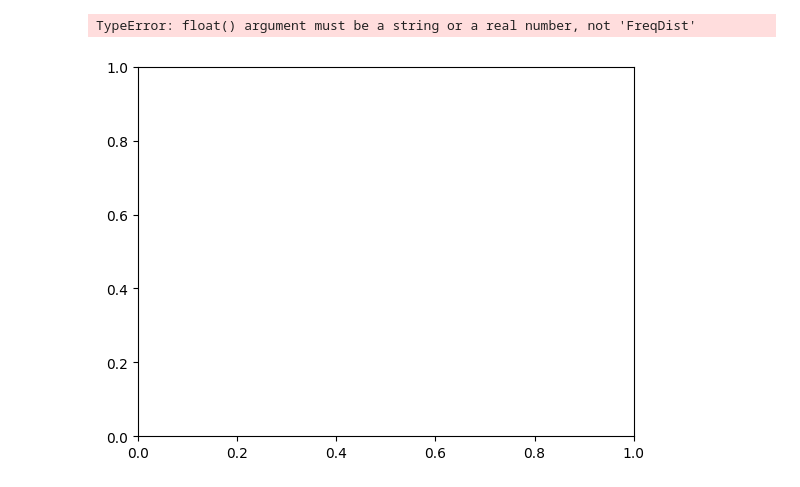
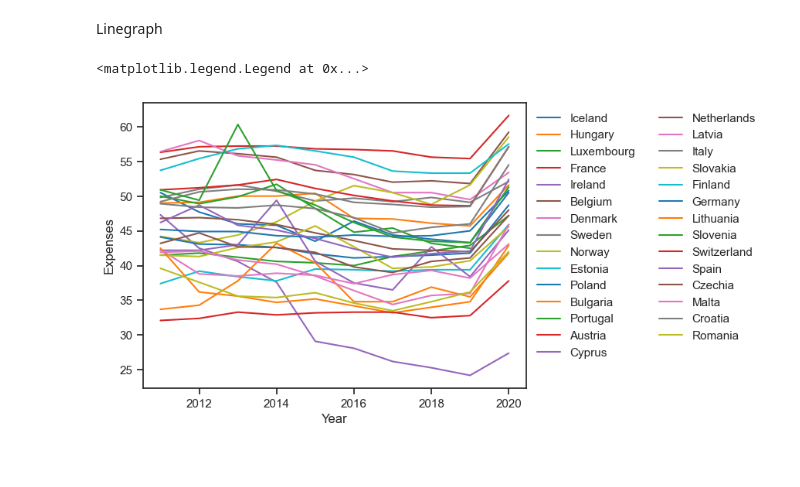
Before and after one commit to himayla/FDS_assign1, a Jupyter notebook: visualisation.ipynb, the cells around one changed output. Saved outputs shown, nothing was run; the diff lists cells and outputs as text; code cells hidden in the pictures; blank space fills up the shorter version.

Commit message:
progress on visualisation

```diff
--- a/visualisation.ipynb
+++ b/visualisation.ipynb
@@ -2,0 +55,8 @@ In this notebook the prepared data will be visualised.
+# %%
+# Load file to convert alpha-2 to alpha-3
+countries = pd.read_csv("https://raw.githubusercontent.com/lukes/ISO-3166-Countries-with-Regional-Codes/master/all/all.csv")
+countries = countries[['name', 'alpha-2', 'alpha-3']]
+countries.rename(columns={'alpha-3': "ISO-alpha3 Code"}, inplace=True)
+
+cofog = cofog.merge(countries, left_on='ISO-alpha2 Code', right_on='alpha-2',).drop('alpha-2', axis=1)
+cofog.head()
@@ -2,0 +72,3 @@ In this notebook the prepared data will be visualised.
+# %%
+df_speech = df_speech.merge(cofog, how='inner', on=['Year', 'ISO-alpha3 Code'])
+df_speech.head()
@@ -2,0 +88,3 @@ In this notebook the prepared data will be visualised.
+# %%
+df_speech['Speech'] = df_speech['Speech'].astype(str).str.split().str.len()
+df_speech.head()
@@ -58,8 +116,19 @@ FreqDist.plot(spread)
-# %%
-import matplotlib.pyplot as plt
-
-fig, ax = plt.subplots(1)
-ax.plot(spread)
-# %% [output]
-TypeError: float() argument must be a string or a real number, not 'FreqDist'
-[figure, removed]
+# %%
+import matplotlib.pyplot as plt
+import seaborn as sns
+
+# Set styling parameters for sns
+sns.set_theme(); sns.set_context('notebook'); sns.set_style('ticks')
+
+x = df_speech['Year'].values
+y = df_speech['Expenses'].values
+# %% [markdown]
+Linegraph
+# %%
+#TODO Plot lingraph: X = Year, Y = Expenses, Lines = Different countries
+
+ax = sns.lineplot(x="Year", y="Expenses", hue='name', data=df_speech, palette='tab10')
+ax.legend(ncol=2, bbox_to_anchor=(1, 1), frameon=False)
+# %% [output]
+<matplotlib.legend.Legend at 0x...>
+[figure, added]
```
Also changed, not shown: parts of 27 cells of this notebook.
